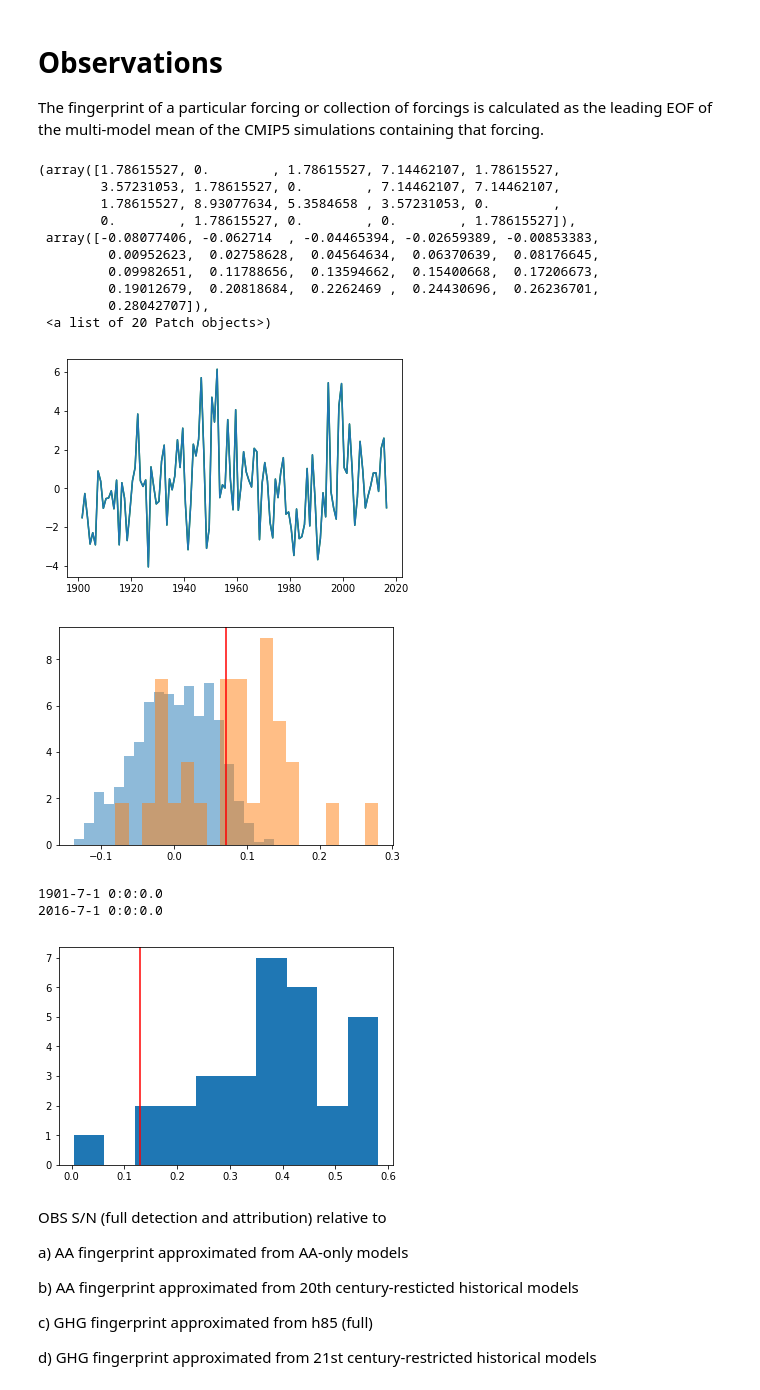
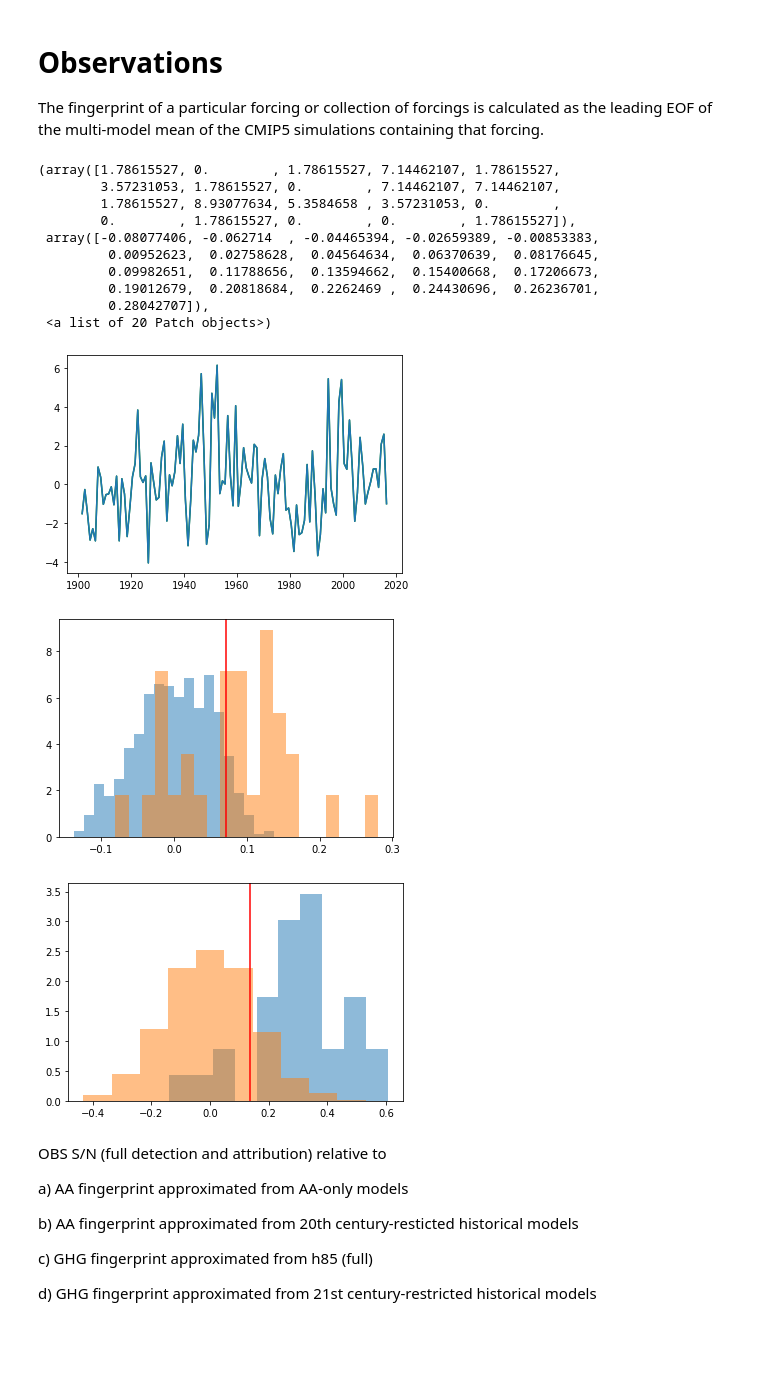
Before and after one commit to katemarvel/Sahel_Code, a Jupyter notebook: SahelFingerprinting-MESS.ipynb, the cells around one changed output. Drawn from its saved outputs; the diff is of its cells as text; code cells hidden in the pictures; blank space fills up the shorter version.

```diff
--- a/SahelFingerprinting-MESS.ipynb
+++ b/SahelFingerprinting-MESS.ipynb
@@ -29,9 +29,14 @@ obs_directory = "/Users/kmarvel/Google Drive/Sahel/DATA/OBS/PROCESSED/"
 # %% [markdown]
 Some helper functions: bootstrap_slopes calculates all (overlapping) L-year trends in a given time series.  Function by_month reshapes a monthly time series of shape (nt,) into one of shape(nt/12,12).
 # %%
-def bootstrap_slopes(noise,L,x=None):
+def bootstrap_slopes(noise,L=None,x=None):
     """Calculate the regression coefficients of length-L segments of a time series ("noise").
     If x is not provided regress on time axis and return linear trend.  Otherwise regress on x and return coefficient"""
+    if L is None:
+        if x is None:
+            raise TypeError("Error: must provide either L or x")
+        else:
+            L=len(x.getTime())
     nt=noise.shape[0]-L
     test = MV.zeros((nt,L))
 
@@ -659,11 +664,11 @@ if calc_celine_SN:
     SN.setAxis(1,taxsn)
 else:
 
-    f=cdms.open("/Users/kmarvel/Google Drive/Sahel/DATA/SIGNALS_h85.nc")
+    f=cdms.open("/Users/kmarvel/Google Drive/Sahel/DATA/SN/SIGNALS_h85.nc")
     SIGNALS=f("signals")
     f.close()
 
 
-    f=cdms.open("/Users/kmarvel/Google Drive/Sahel/DATA/NOISE_h85.nc")
+    f=cdms.open("/Users/kmarvel/Google Drive/Sahel/DATA/SN/NOISE_h85.nc")
     NOISE=f("noise")
     f.close()
@@ -715,12 +718,12 @@ if calc_celine_SN:
     SN_aa.setAxis(1,taxsn_aa)
 
 else:
-    f=cdms.open("/Users/kmarvel/Google Drive/Sahel/DATA/SIGNALS_aa.nc")
+    f=cdms.open("/Users/kmarvel/Google Drive/Sahel/DATA/SN/SIGNALS_aa.nc")
     SIGNALS_aa=f("signals")
     f.close()
 
 
-    f=cdms.open("/Users/kmarvel/Google Drive/Sahel/DATA/NOISE_aa.nc")
+    f=cdms.open("/Users/kmarvel/Google Drive/Sahel/DATA/SN/NOISE_aa.nc")
     NOISE_aa=f("noise")
     f.close()
 # %%
@@ -866,8 +879,8 @@ plt.hist(cmip5.get_linear_trends(modghg),20,density=True,alpha=0.5)
          0.19012679,  0.20818684,  0.2262469 ,  0.24430696,  0.26236701,
          0.28042707]),
  <a list of 20 Patch objects>)
-[figure, old version]
+[figure, new version]
-[figure, old version]
+[figure, new version]
 # %%
 def standardize_time(projections,PC):
     if len(projections.getTime()) != len(PC.getTime()):
@@ -939,11 +998,10 @@ class Detector():
 # %%
 TEST = Detector(h85,aa,CRU)
 plt.axvline(TEST.obs_projection_coefficient("h85"),c="r")
-tmp=plt.hist(TEST.model_projection_coefficients("h85"))
+tmp=plt.hist(TEST.model_projection_coefficients("h85"),density=True,alpha=0.5)
+tmp=plt.hist(TEST.noise_coefficients("h85"),density=True,alpha=0.5)
 # %% [output]
-1901-7-1 0:0:0.0
-2016-7-1 0:0:0.0
-[figure, old version]
+[figure, new version]
 # %% [markdown]
 OBS S/N (full detection and attribution) relative to
 
```
Also changed, not shown: parts of 31 cells of this notebook.
